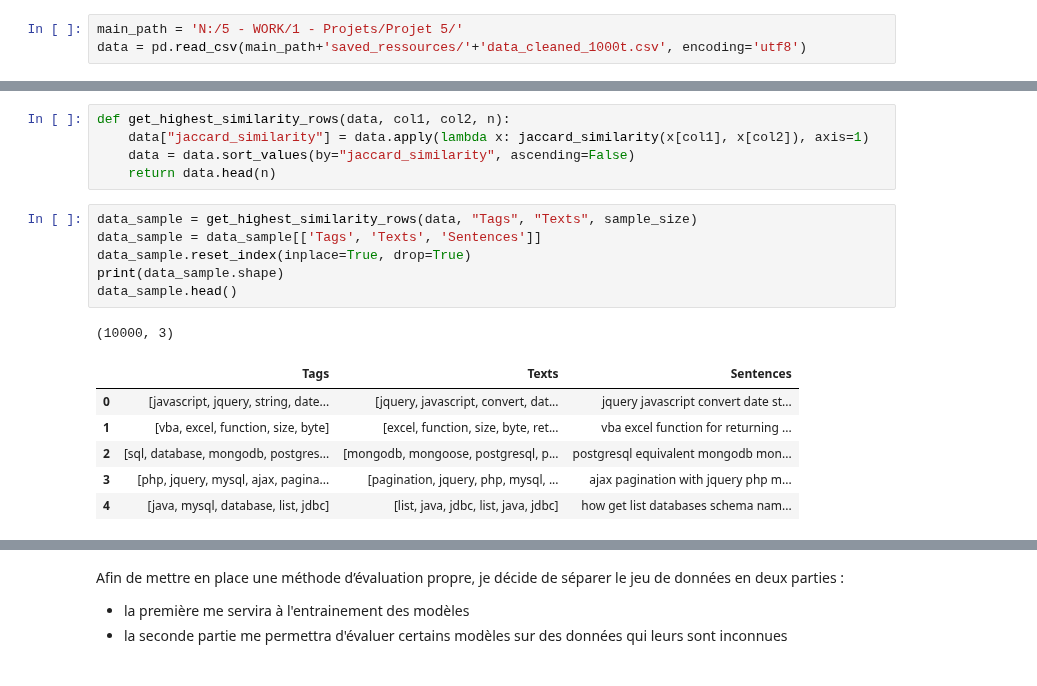
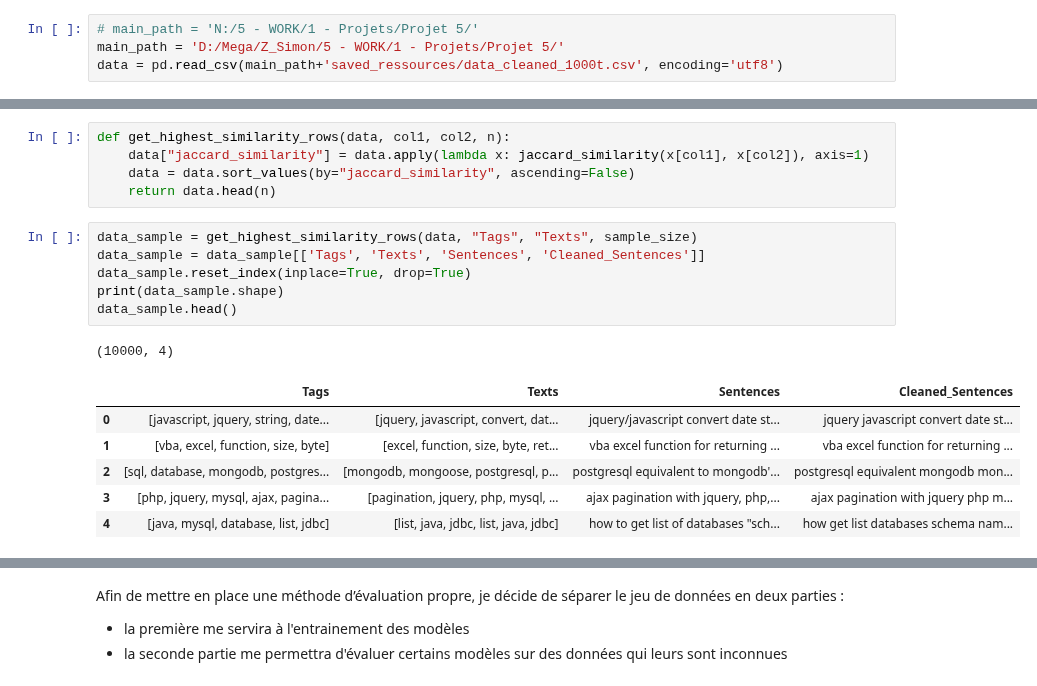
Before and after one commit to sdmwd/IML-Open-Classrooms, a Jupyter notebook: P5 - Catégorisez automatiquement des questions/Durand_Simon_2_notebook_test_012023.ipynb, the cells around one changed output, grey strips where cells are left out. Drawn from its saved outputs; the diff is of its cells as text.

```diff
--- a/P5 - Catégorisez automatiquement des questions/Durand_Simon_2_notebook_test_012023.ipynb
+++ b/P5 - Catégorisez automatiquement des questions/Durand_Simon_2_notebook_test_012023.ipynb
@@ -55,6 +72,7 @@ plt.style.use('ggplot')
 # %%
-main_path = 'N:/5 - WORK/1 - Projets/Projet 5/'
-data = pd.read_csv(main_path+'saved_ressources/'+'data_cleaned_1000t.csv', encoding='utf8')
+# main_path = 'N:/5 - WORK/1 - Projets/Projet 5/'
+main_path = 'D:/Mega/Z_Simon/5 - WORK/1 - Projets/Projet 5/'
+data = pd.read_csv(main_path+'saved_ressources/data_cleaned_1000t.csv', encoding='utf8')
 # %%
 data["Texts"] = data["Texts"].apply(lambda x: ast.literal_eval(x))
 # %%
@@ -101,15 +120,15 @@ def get_highest_similarity_rows(data, col1, col2, n):
     return data.head(n)
 # %%
 data_sample = get_highest_similarity_rows(data, "Tags", "Texts", sample_size)
-data_sample = data_sample[['Tags', 'Texts', 'Sentences']]
+data_sample = data_sample[['Tags', 'Texts', 'Sentences', 'Cleaned_Sentences']]
 data_sample.reset_index(inplace=True, drop=True)
 print(data_sample.shape)
 data_sample.head()
 # %% [output]
-(10000, 3)
+(10000, 4)
-|  | Tags | Texts | Sentences |
-| 0 | [javascript, jquery, string, date... | [jquery, javascript, convert, dat... | jquery javascript convert date st... |
-| 1 | [vba, excel, function, size, byte] | [excel, function, size, byte, ret... | vba excel function for returning ... |
-| 2 | [sql, database, mongodb, postgres... | [mongodb, mongoose, postgresql, p... | postgresql equivalent mongodb mon... |
-| 3 | [php, jquery, mysql, ajax, pagina... | [pagination, jquery, php, mysql, ... | ajax pagination with jquery php m... |
-| 4 | [java, mysql, database, list, jdbc] | [list, java, jdbc, list, java, jdbc] | how get list databases schema nam... |
+|  | Tags | Texts | Sentences | Cleaned_Sentences |
+| 0 | [javascript, jquery, string, date... | [jquery, javascript, convert, dat... | jquery/javascript convert date st... | jquery javascript convert date st... |
+| 1 | [vba, excel, function, size, byte] | [excel, function, size, byte, ret... | vba excel function for returning ... | vba excel function for returning ... |
+| 2 | [sql, database, mongodb, postgres... | [mongodb, mongoose, postgresql, p... | postgresql equivalent to mongodb'... | postgresql equivalent mongodb mon... |
+| 3 | [php, jquery, mysql, ajax, pagina... | [pagination, jquery, php, mysql, ... | ajax pagination with jquery, php,... | ajax pagination with jquery php m... |
+| 4 | [java, mysql, database, list, jdbc] | [list, java, jdbc, list, java, jdbc] | how to get list of databases "sch... | how get list databases schema nam... |
```
Also changed, not shown: parts of 143 cells of this notebook, 2 other files.
